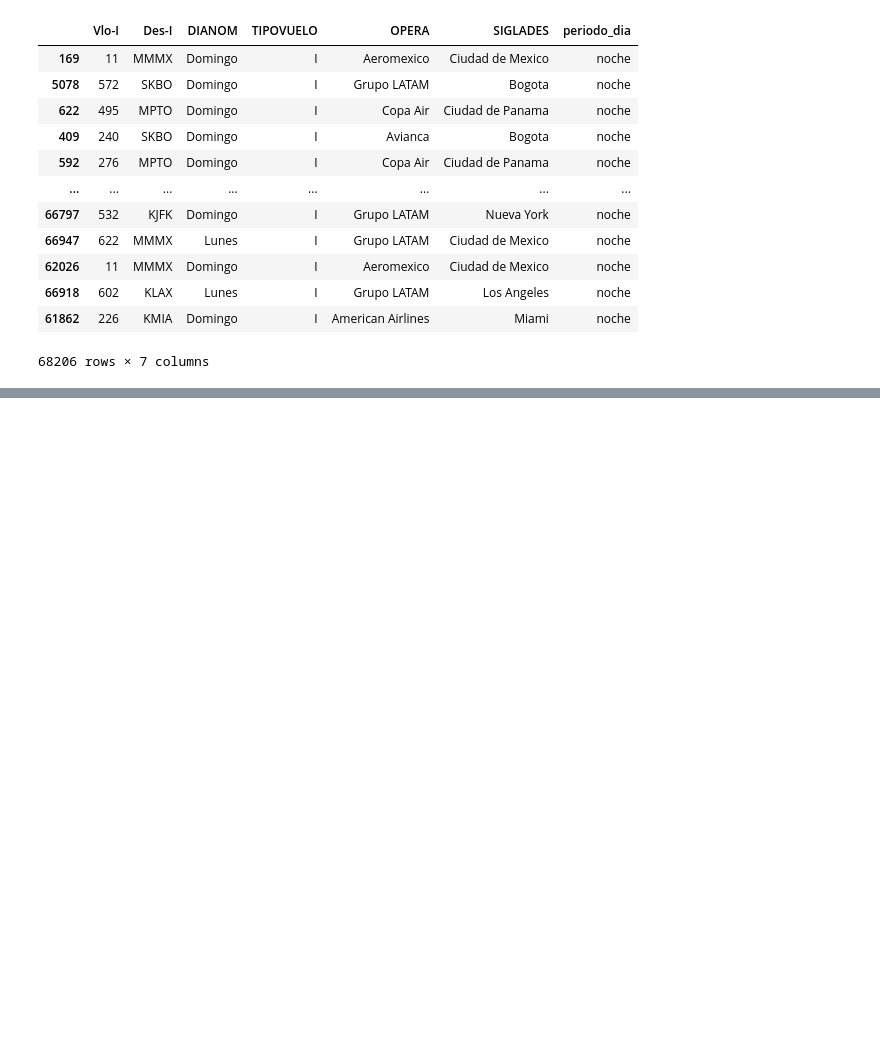
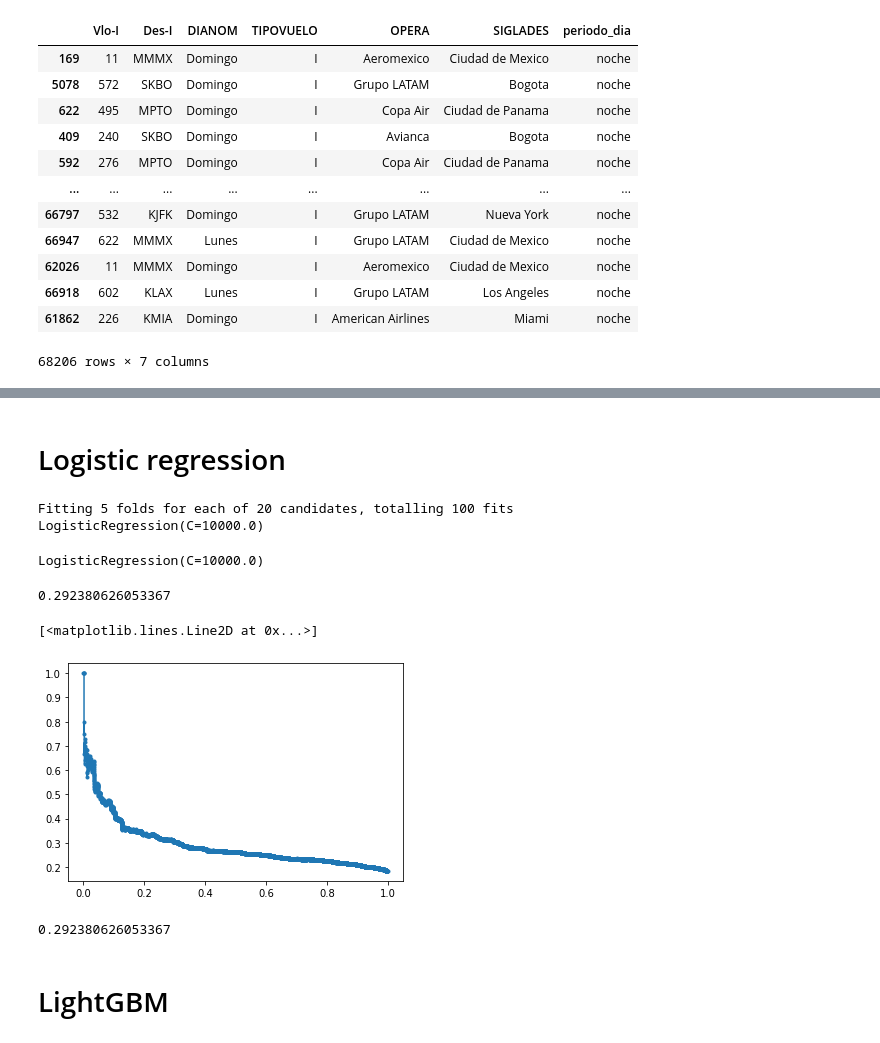
Before and after one commit to javierlunamisetich/Challenge_LATAM, a Jupyter notebook: solution.ipynb, the cells around one changed output, grey strips where cells are left out. Cells and saved outputs as stored; diff of their text form; code cells hidden in the pictures; blank space fills up the shorter version.

Commit message:
hyperparameter tuning agregado

```diff
--- a/solution.ipynb
+++ b/solution.ipynb
@@ -632,0 +639,2 @@ Pipeline(steps=[('categorical_encoder',
+# %%
+X_test = pipeline.transform(X_test)
@@ -632,0 +696,40 @@ Pipeline(steps=[('categorical_encoder',
+# %% [markdown]
+# Logistic regression
+# %%
+#Hyperparameter tuning for LogisticRegression
+param_dist= {
+    'C' : np.logspace(-4, 4, 20),
+                }
+
+
+grid_search = GridSearchCV(LogisticRegression(), n_jobs=-1, param_grid =param_dist, cv = 5, scoring = 'average_precision' , verbose=5)
+grid_search.fit(X_train,y_train)
+print(grid_search.best_estimator_)
+
+#stop = timeit.default_timer()
+#print('Time: ', stop - start)
+# %% [output]
+Fitting 5 folds for each of 20 candidates, totalling 100 fits
+LogisticRegression(C=10000.0)
+# %%
+C=10000.0
+linear = LogisticRegression(C=C)
+linear.fit(X_train,y_train)
+# %% [output]
+LogisticRegression(C=10000.0)
+# %%
+result = linear.predict_proba(X_test)
+# %%
+custom_auc(y_test, result)
+# %% [output]
+0.292380626053367
+# %%
+lr_precision, lr_recall, _ = precision_recall_curve(y_test, result[:, 1])
+plt.plot(lr_recall, lr_precision, marker='.', label='Logistic')
+# %% [output]
+[<matplotlib.lines.Line2D at 0x...>]
+[figure, added]
+# %%
+custom_auc(y_test,result)
+# %% [output]
+0.292380626053367
@@ -632,0 +738,2 @@ Pipeline(steps=[('categorical_encoder',
+# %% [markdown]
+# LightGBM
```
Also changed, not shown: parts of 33 cells of this notebook.
